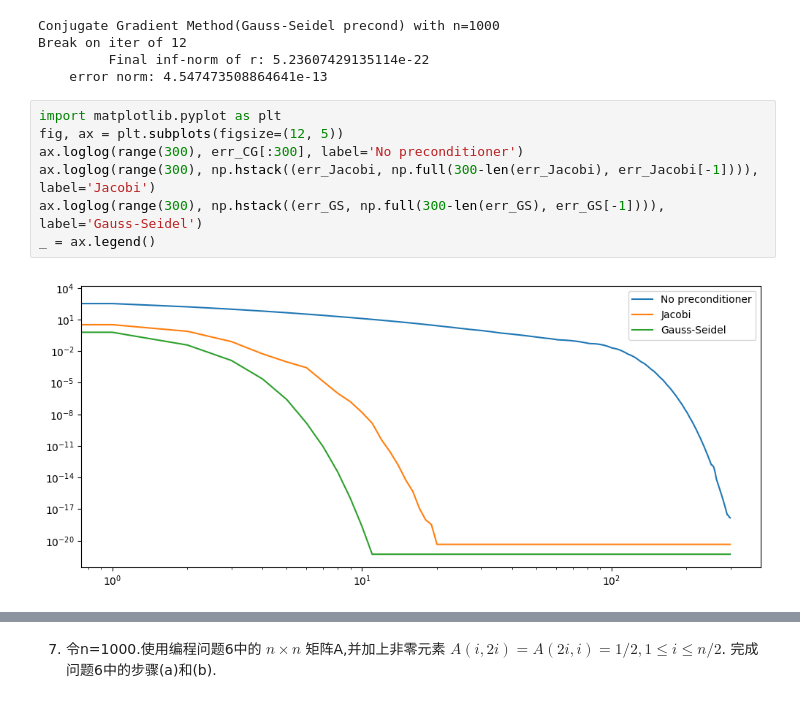
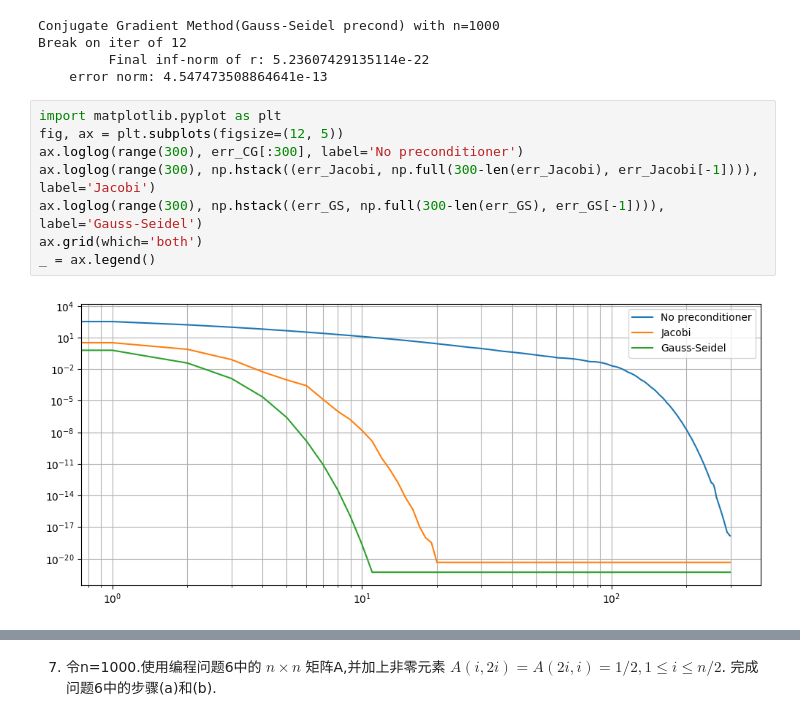
Before and after one commit to Pat-Tron/solution_of_numerical_analysis, a Jupyter notebook: exercise_02_06_Methods_for_Symmetric_Positive_Definite_Matrix.ipynb, the cells around one changed output, grey strips where cells are left out. Drawn from its saved outputs; the diff is of its cells as text.

```diff
--- a/exercise_02_06_Methods_for_Symmetric_Positive_Definite_Matrix.ipynb
+++ b/exercise_02_06_Methods_for_Symmetric_Positive_Definite_Matrix.ipynb
@@ -304,9 +313,10 @@ Break on iter of 12
 # %%
 import matplotlib.pyplot as plt
 fig, ax = plt.subplots(figsize=(12, 5))
 ax.loglog(range(300), err_CG[:300], label='No preconditioner')
 ax.loglog(range(300), np.hstack((err_Jacobi, np.full(300-len(err_Jacobi), err_Jacobi[-1]))), label='Jacobi')
 ax.loglog(range(300), np.hstack((err_GS, np.full(300-len(err_GS), err_GS[-1]))), label='Gauss-Seidel')
+ax.grid(which='both')
 _ = ax.legend()
 # %% [output]
-[figure, old version]
+[figure, new version]
```
Also changed, not shown: parts of 14 cells of this notebook.
